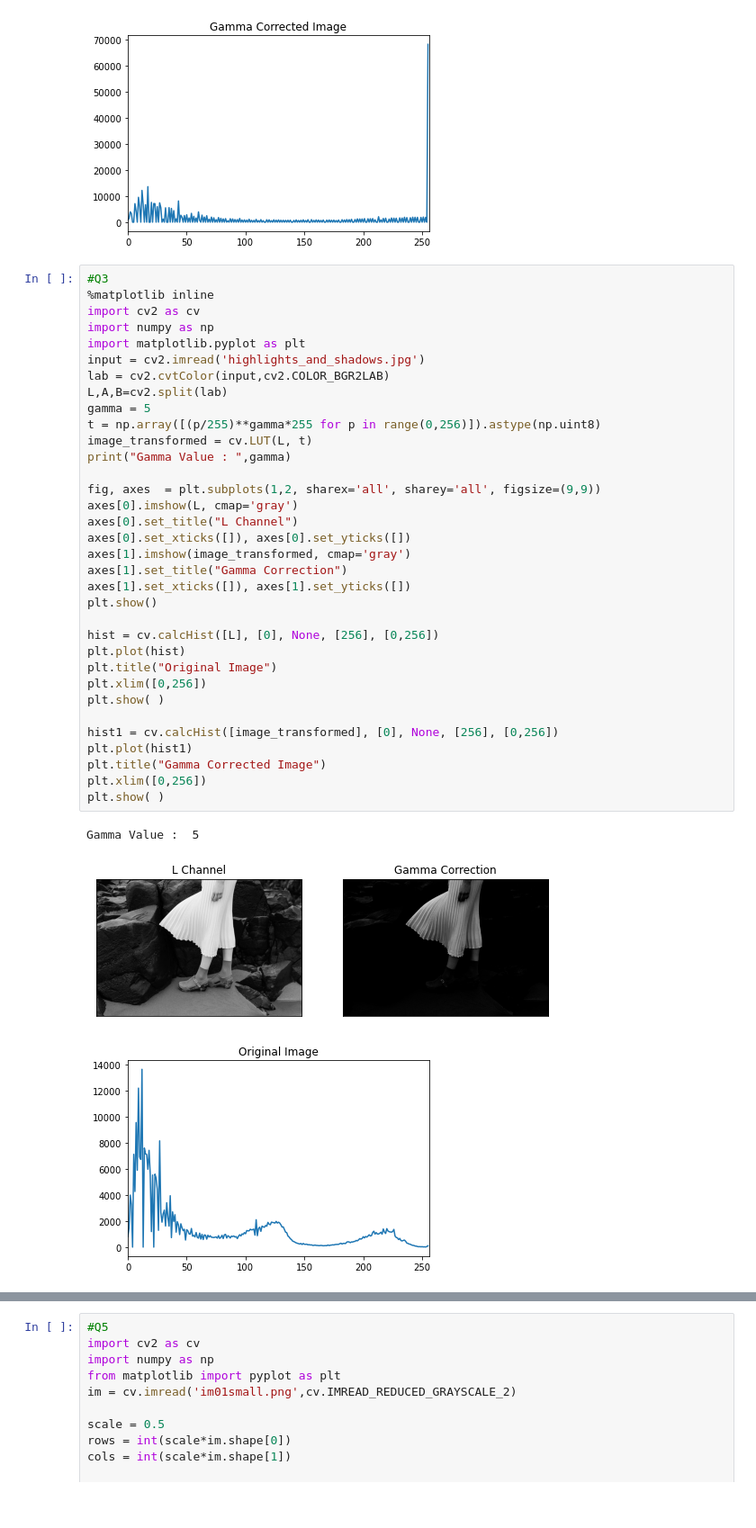
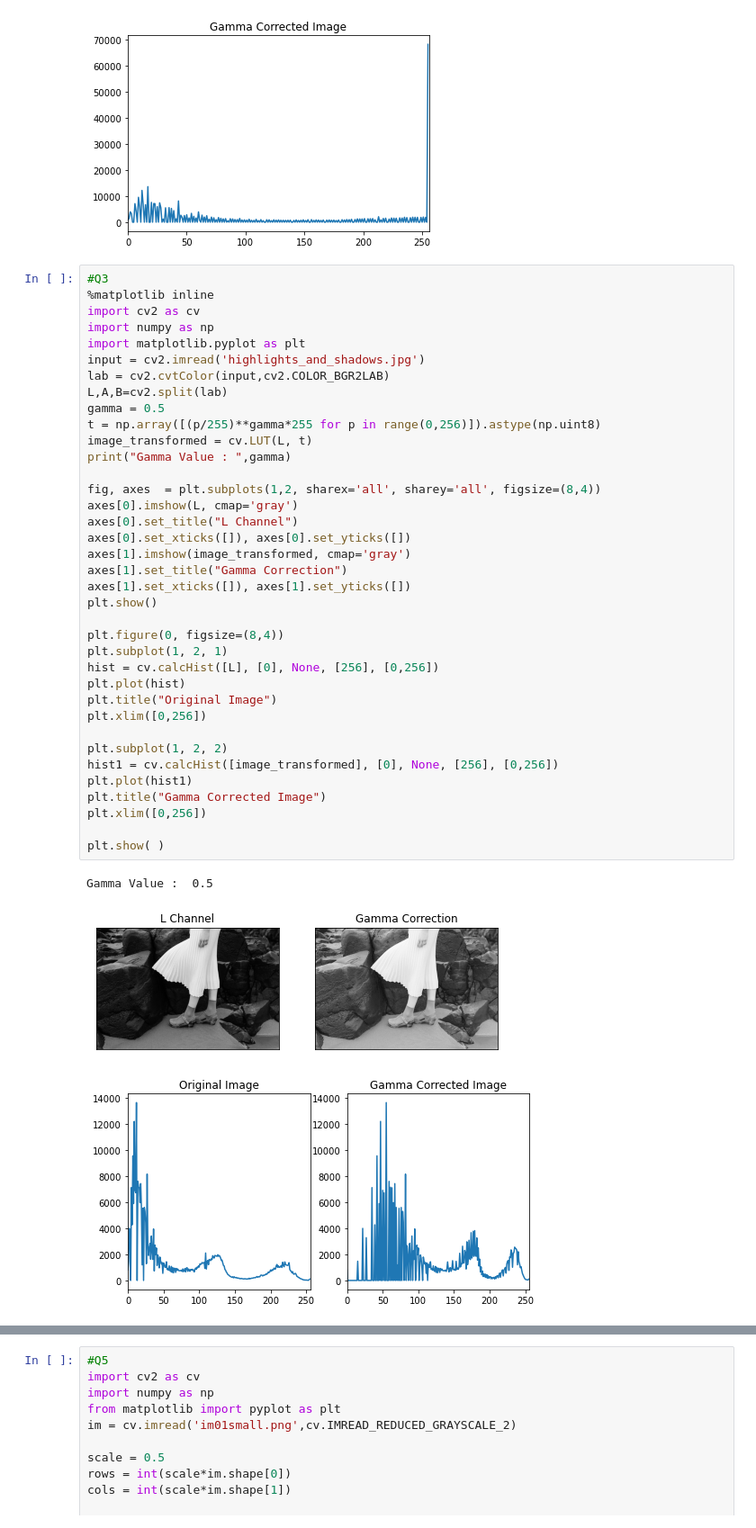
Before and after one commit to Gajaan08/FUNDAMENTALS-OF-IMAGE-PROCESSING, a Jupyter notebook: Assignment1/Assignment01_190185D.ipynb, the cells around one changed output, grey strips where cells are left out. Shown at 90% size. Saved outputs shown, nothing was run; the diff lists cells and outputs as text; blank space fills up the shorter version.

```diff
--- a/Assignment1/Assignment01_190185D.ipynb
+++ b/Assignment1/Assignment01_190185D.ipynb
@@ -250,36 +250,39 @@ Gamma Value :  1.142887537161125
 %matplotlib inline
 import cv2 as cv
 import numpy as np
 import matplotlib.pyplot as plt
 input = cv2.imread('highlights_and_shadows.jpg')
 lab = cv2.cvtColor(input,cv2.COLOR_BGR2LAB)
 L,A,B=cv2.split(lab)
-gamma = 5
+gamma = 0.5
 t = np.array([(p/255)**gamma*255 for p in range(0,256)]).astype(np.uint8)
 image_transformed = cv.LUT(L, t)
 print("Gamma Value : ",gamma)
 
-fig, axes  = plt.subplots(1,2, sharex='all', sharey='all', figsize=(9,9))
+fig, axes  = plt.subplots(1,2, sharex='all', sharey='all', figsize=(8,4))
 axes[0].imshow(L, cmap='gray')
 axes[0].set_title("L Channel")
 axes[0].set_xticks([]), axes[0].set_yticks([])
 axes[1].imshow(image_transformed, cmap='gray')
 axes[1].set_title("Gamma Correction")
 axes[1].set_xticks([]), axes[1].set_yticks([])
 plt.show()
 
+plt.figure(0, figsize=(8,4))
+plt.subplot(1, 2, 1)
 hist = cv.calcHist([L], [0], None, [256], [0,256])
 plt.plot(hist)
 plt.title("Original Image")
 plt.xlim([0,256])
-plt.show( )
 
+plt.subplot(1, 2, 2)
 hist1 = cv.calcHist([image_transformed], [0], None, [256], [0,256])
 plt.plot(hist1)
 plt.title("Gamma Corrected Image")
 plt.xlim([0,256])
+
 plt.show( )
 # %% [output]
-Gamma Value :  5
+Gamma Value :  0.5
-[figure, old version]
+[figure, new version]
-[figure, old version]
+[figure, new version]
```
Also changed, not shown: parts of 3 cells of this notebook.
